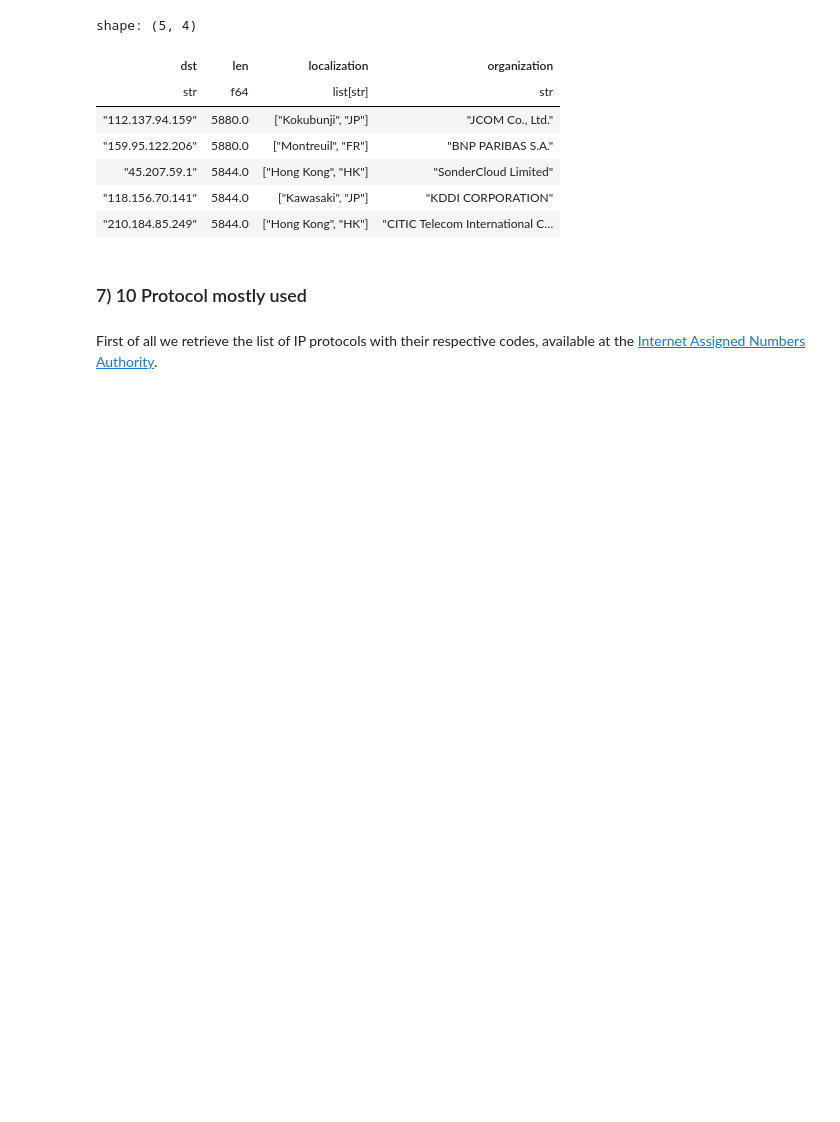
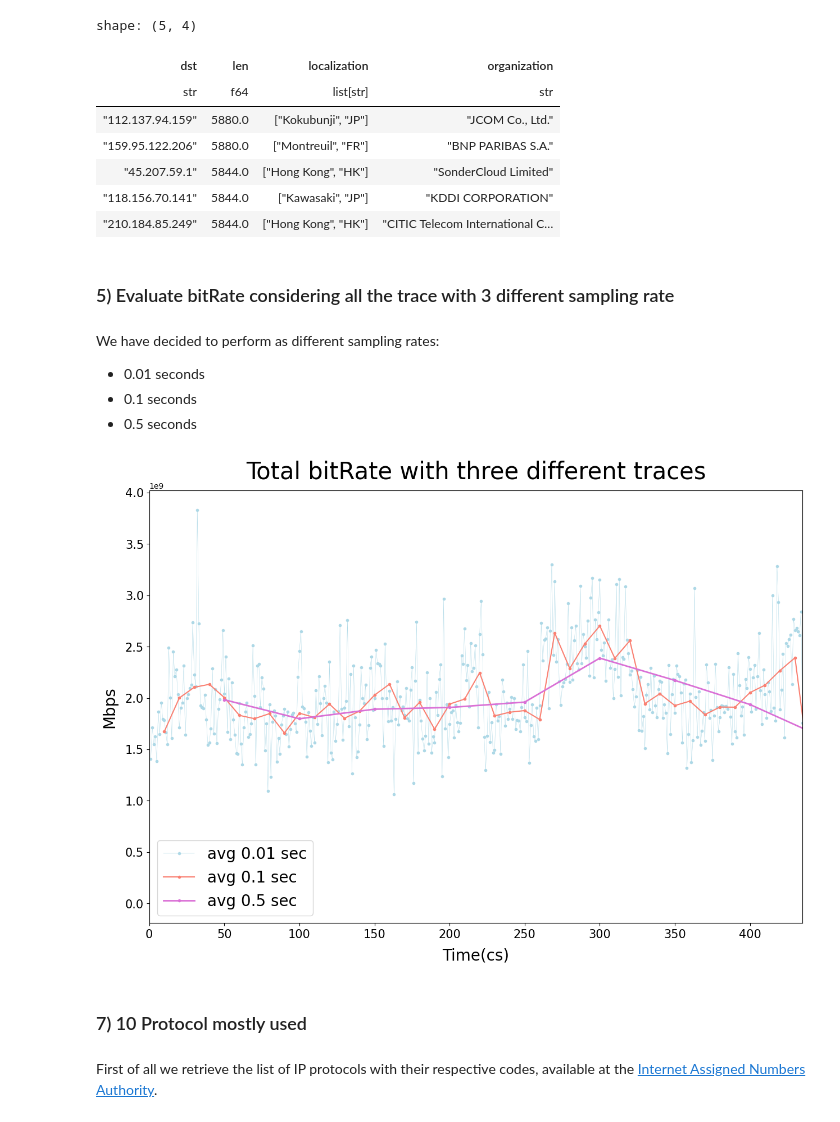
Before and after one commit to JRhin/pcap-analysis, a Jupyter notebook: main_notebook.ipynb, the cells around one changed output. Saved outputs shown, nothing was run; the diff lists cells and outputs as text; code cells hidden in the pictures; blank space fills up the shorter version.

```diff
--- a/main_notebook.ipynb
+++ b/main_notebook.ipynb
@@ -412,6 +412,38 @@ shape: (5, 4)
 | "45.207.59.1" | 5844.0 | ["Hong Kong", "HK"] | "SonderCloud Limited" |
 | "118.156.70.141" | 5844.0 | ["Kawasaki", "JP"] | "KDDI CORPORATION" |
 | "210.184.85.249" | 5844.0 | ["Hong Kong", "HK"] | "CITIC Telecom International C… |
+# %% [markdown]
+### 5) Evaluate bitRate considering all the trace with 3 different sampling rate
+# %% [markdown]
+We have decided to perform as different sampling rates:
+
+- 0.01 seconds
+- 0.1 seconds
+- 0.5 seconds
+# %%
+plt.figure(figsize = (15, 10))
+
+bitrate_1 = list(map(lambda x: x, bit_rate(df, 0.01)))
+bitrate_2 = list(map(lambda x: x, bit_rate(df, 0.1)))
+bitrate_3 = list(map(lambda x: x, bit_rate(df, 0.5)))
+
+plt.plot(list(range(1, len(bitrate_1)+1)), bitrate_1, marker=".", label = "avg 0.01 sec", color='lightblue', lw = 0.35)
+plt.plot(list(range(10, len(bitrate_2)*10+1, 10)), bitrate_2, marker=".", label = "avg 0.1 sec", color='salmon', lw = 1.5)
+plt.plot(list(range(50, len(bitrate_3)*50+1, 50)), bitrate_3, marker=".", label = "avg 0.5 sec", color='orchid', lw = 2)
+
+# Set x-axis limits
+delta = round(df.get_column("sniff_timestamp").max() - df.get_column("sniff_timestamp").min(), 2)*100
+
+plt.xlim(0, round(delta, 0))
+plt.xlabel('Time(cs)', fontsize = 20, labelpad = 10)
+plt.ylabel('Mbps', fontsize = 20, labelpad = 10)
+plt.title('Total bitRate with three different traces', fontsize = 30, pad = 15)
+plt.xticks(fontsize = 15)
+plt.yticks(fontsize = 15)
+plt.legend(fontsize=20, loc="best")
+plt.show()
+# %% [output]
+[figure, added]
 # %% [markdown]
 ### 7) 10 Protocol mostly used
 # %% [markdown]
```
